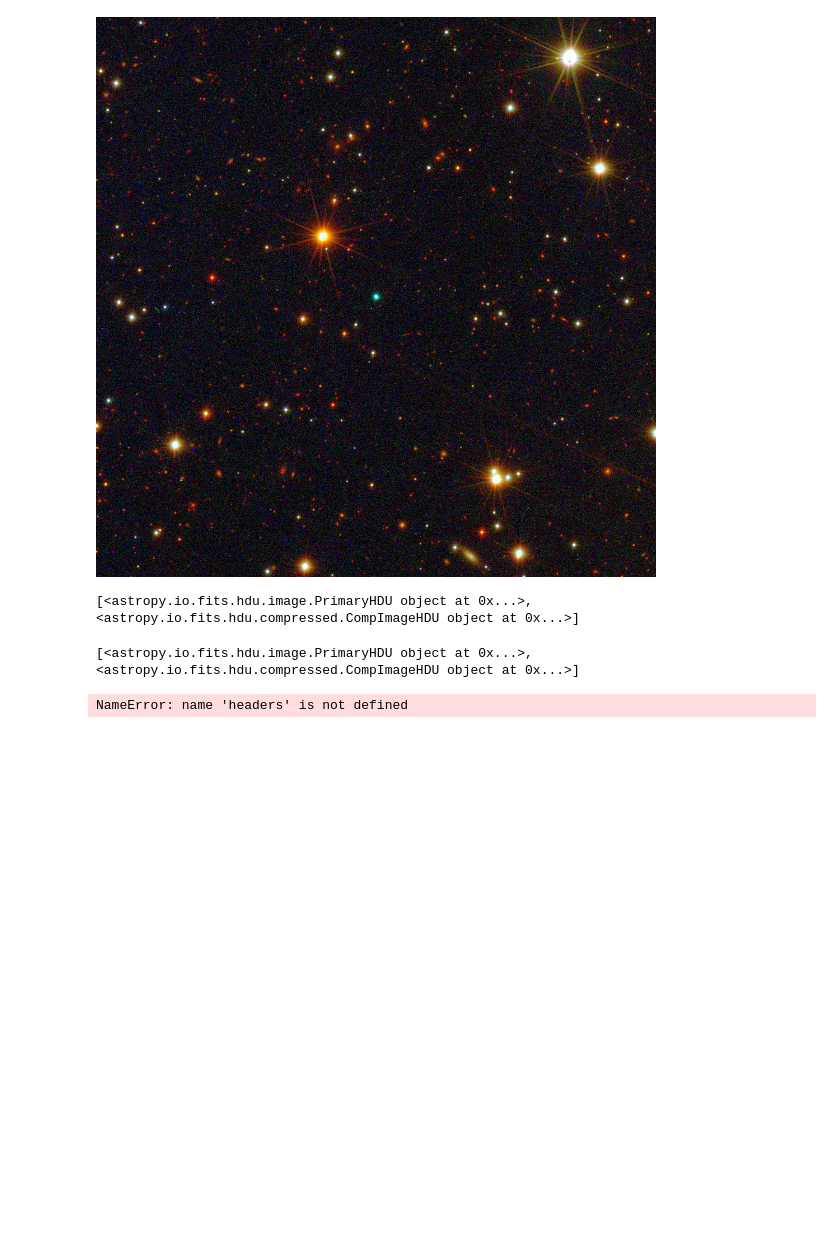
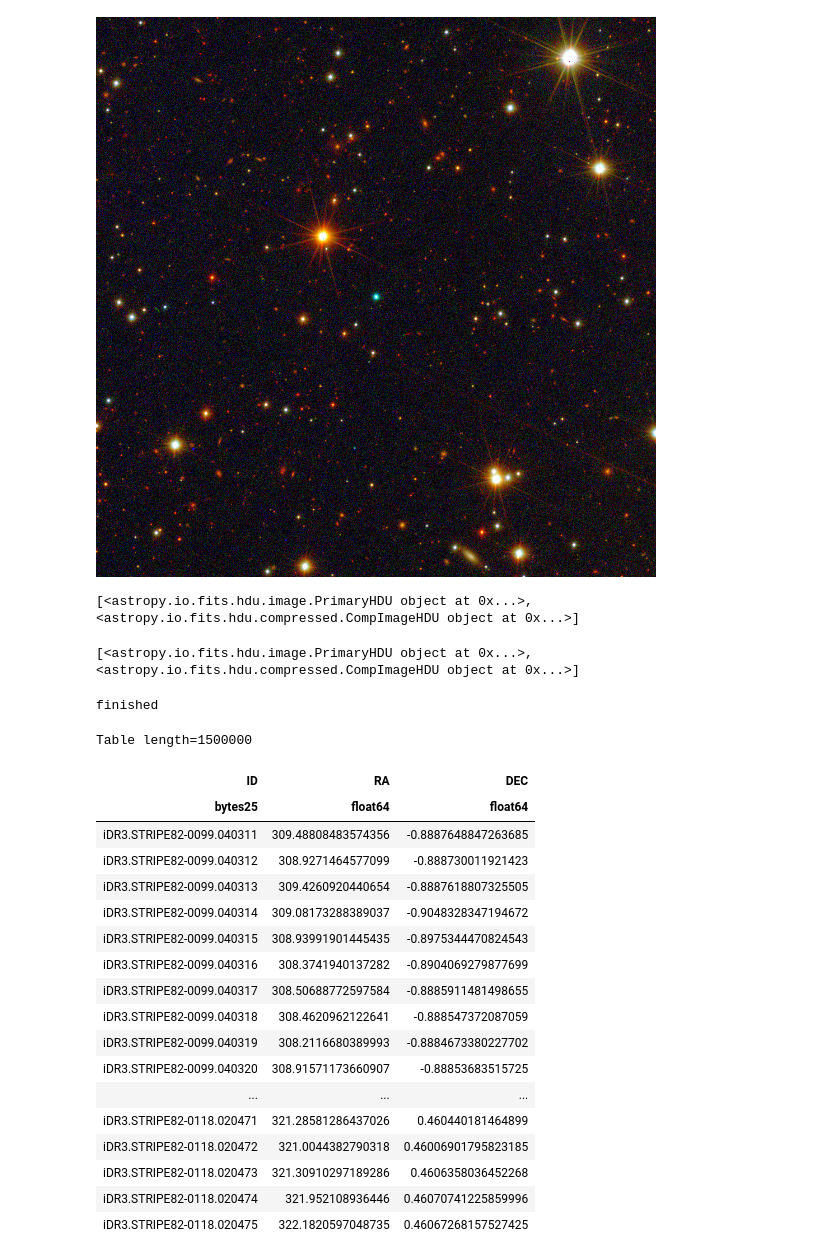
Before and after one commit to AngelGSoto/SPLUS_EmissionObject, a Jupyter notebook: Notebook/SPLUS data.ipynb, the cells around one changed output. Saved outputs shown, nothing was run; the diff lists cells and outputs as text; code cells hidden in the pictures; blank space fills up the shorter version.

```diff
--- a/Notebook/SPLUS data.ipynb
+++ b/Notebook/SPLUS data.ipynb
@@ -25,6 +25,25 @@ conn.get_field('STRIPE82-0002', 'R') ## Field image FITS - Field, band
 # %% [output]
 [<astropy.io.fits.hdu.image.PrimaryHDU object at 0x...>, <astropy.io.fits.hdu.compressed.CompImageHDU object at 0x...>]
 # %%
-conn.query('select id, ra, dec from dr2.detection_image where ra + dec > 200') ## async query on splus.cloud
+conn.query('select id, ra, dec from idr3.detection_image where ra + dec > 200') ## async query on splus.cloud
 # %% [output]
-NameError: name 'headers' is not defined
+finished
+Table length=1500000
+| ID | RA | DEC |
+| bytes25 | float64 | float64 |
+| iDR3.STRIPE82-0099.040311 | 309.48808483574356 | -0.8887648847263685 |
+| iDR3.STRIPE82-0099.040312 | 308.9271464577099 | -0.888730011921423 |
+| iDR3.STRIPE82-0099.040313 | 309.4260920440654 | -0.8887618807325505 |
+| iDR3.STRIPE82-0099.040314 | 309.08173288389037 | -0.9048328347194672 |
+| iDR3.STRIPE82-0099.040315 | 308.93991901445435 | -0.8975344470824543 |
+| iDR3.STRIPE82-0099.040316 | 308.3741940137282 | -0.8904069279877699 |
+| iDR3.STRIPE82-0099.040317 | 308.50688772597584 | -0.8885911481498655 |
+| iDR3.STRIPE82-0099.040318 | 308.4620962122641 | -0.888547372087059 |
+| iDR3.STRIPE82-0099.040319 | 308.2116680389993 | -0.8884673380227702 |
+| iDR3.STRIPE82-0099.040320 | 308.91571173660907 | -0.88853683515725 |
+| ... | ... | ... |
+| iDR3.STRIPE82-0118.020471 | 321.28581286437026 | 0.460440181464899 |
+| iDR3.STRIPE82-0118.020472 | 321.0044382790318 | 0.46006901795823185 |
+| iDR3.STRIPE82-0118.020473 | 321.30910297189286 | 0.4606358036452268 |
+| iDR3.STRIPE82-0118.020474 | 321.952108936446 | 0.46070741225859996 |
+| iDR3.STRIPE82-0118.020475 | 322.1820597048735 | 0.46067268157527425 |
```
Also changed, not shown: parts of 2 cells of this notebook, 28 other files.
